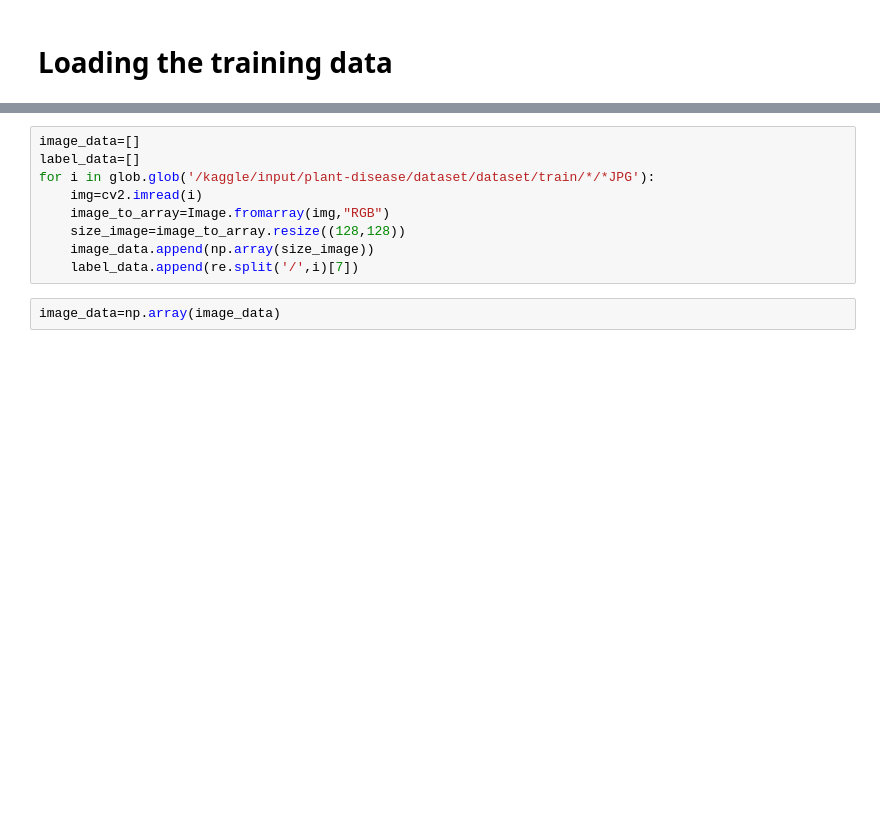
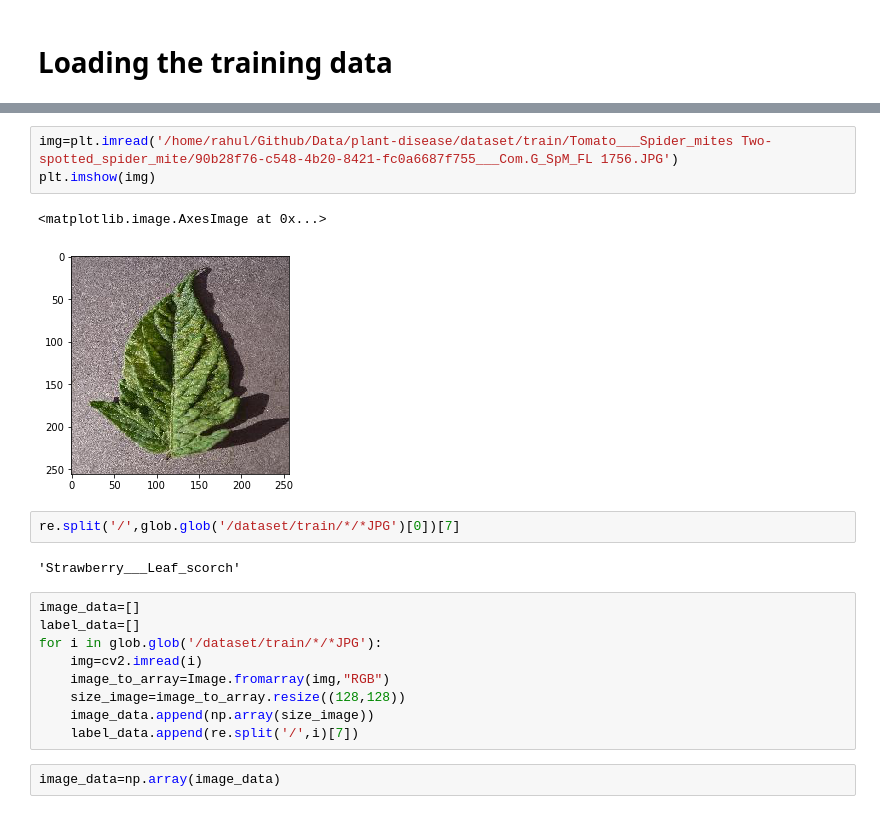
Before and after one commit to rahulmisal27/Plant-disease-detection, a Jupyter notebook: Plant disease detection model - Big Data Model.ipynb, the cells around one changed output, grey strips where cells are left out. Saved outputs shown, nothing was run; the diff lists cells and outputs as text; blank space fills up the shorter version.

```diff
--- a/Plant disease detection model - Big Data Model.ipynb
+++ b/Plant disease detection model - Big Data Model.ipynb
@@ -18,7 +37,17 @@ import re
+# %%
+img=plt.imread('/home/rahul/Github/Data/plant-disease/dataset/train/Tomato___Spider_mites Two-spotted_spider_mite/90b28f76-c548-4b20-8421-fc0a6687f755___Com.G_SpM_FL 1756.JPG')
+plt.imshow(img)
+# %% [output]
+<matplotlib.image.AxesImage at 0x...>
+[figure, added]
+# %%
+re.split('/',glob.glob('/dataset/train/*/*JPG')[0])[7]
+# %% [output]
+'Strawberry___Leaf_scorch'
 # %%
 image_data=[]
 label_data=[]
-for i in glob.glob('/kaggle/input/plant-disease/dataset/dataset/train/*/*JPG'):
+for i in glob.glob('/dataset/train/*/*JPG'):
     img=cv2.imread(i)
     image_to_array=Image.fromarray(img,"RGB")
     size_image=image_to_array.resize((128,128))
```
Also changed, not shown: parts of 9 cells of this notebook.
